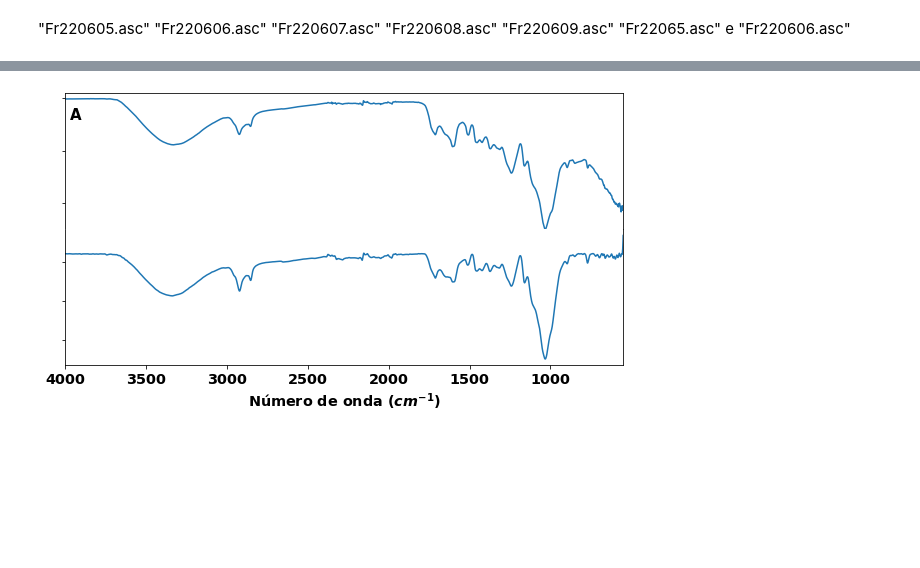
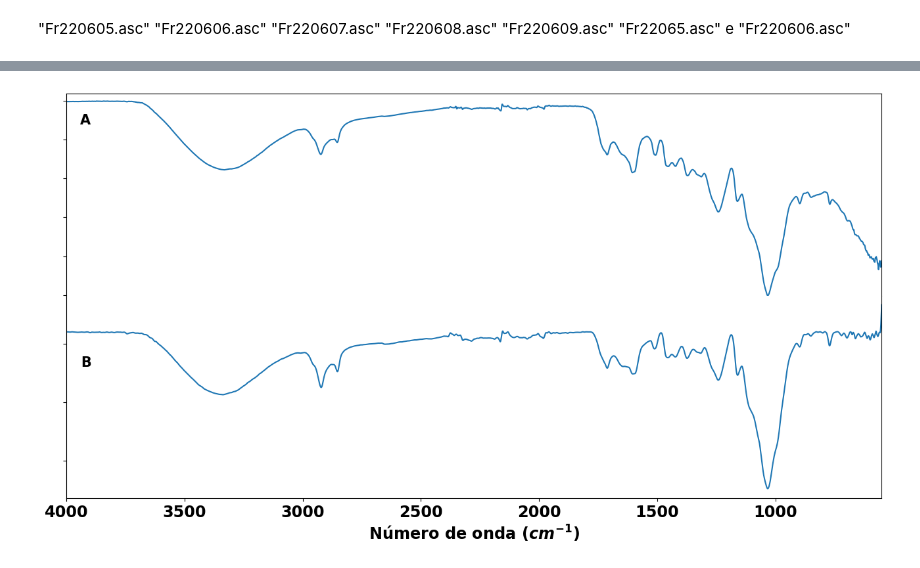
Before and after one commit to IvanRehder/Blender, a Jupyter notebook: Projetos/Projeto Vitor/LerGrafico.ipynb, the cells around one changed output, grey strips where cells are left out. Drawn from its saved outputs; the diff is of its cells as text; code cells hidden in the pictures; blank space fills up the shorter version.

```diff
--- a/Projetos/Projeto Vitor/LerGrafico.ipynb
+++ b/Projetos/Projeto Vitor/LerGrafico.ipynb
@@ -13,14 +13,10 @@ plt.rcParams.update({
     #"text.usetex": True,     # use inline math for ticks
     #"pgf.rcfonts": False,    # don't setup fonts from rc parameters
     "figure.figsize": [10,5],
-    "axes.titlesize": "x-large",   # fontsize oarqthe axes title
-    "axes.labelsize": "x-large",  # fontsize of the x any y labe
-    #"axes.titlesize": "xx-large",   # fontsize oarqthe axes title
-    #"axes.labelsize": "xx-large",  # fontsize of the x any y labels
-    "xtick.labelsize": "x-large",  # font size of the tick labels
-    "ytick.labelsize": "x-large",  # font size of the tick labels
-    #"xtick.labelsize": "xx-large",  # font size of the tick labels
-    #"ytick.labelsize": "xx-large",  # font size of the tick labels
+    "axes.titlesize": "xx-large",   # fontsize oarqthe axes title
+    "axes.labelsize": "xx-large",  # fontsize of the x any y labels
+    "xtick.labelsize": "xx-large",  # font size of the tick labels
+    "ytick.labelsize": "xx-large",  # font size of the tick labels
     #"legend.fontsize":   "large",
     #"pgf.preamble": "\n".join([
          #r"\usepackage{url}",            # load additional packages
@@ -152,7 +144,7 @@ SalvarGrafico(fig,arq,plotar_grafico)
 # %%
 pasta = "Gráficos"
 
-fig = plt.figure()
+fig = plt.figure(figsize = [16,8])
 gs = fig.add_gridspec(2, hspace=0)
 axs = gs.subplots(sharex = True)
 
@@ -165,32 +157,32 @@ dataX = []
 dataY = []
 for linha in data:
     dataX.append(linha[0])
     dataY.append(linha[1])
 
 fig.figsize = [16,8]
 axs[0].plot(dataX,dataY)
 axs[0].set_yticklabels([])
 axs[0].set_ylim(min(dataY),max(dataY)+1)
 axs[0].annotate('A',xy=(2000, 80), xytext=(0.03, 0.9), textcoords='axes fraction',horizontalalignment='right', verticalalignment='top',fontsize=15)
 axs[0].label_outer()
 axs[0].spines['bottom'].set_visible(False)
 
 data = np.loadtxt(arq[1], skiprows = 55)
 dataX = []
 dataY = []
 for linha in data:
     dataX.append(linha[0])
     dataY.append(linha[1])
 
 axs[1].plot(dataX,dataY)
 axs[1].set_xlim(dataX[0],dataX[-1])
 axs[1].set_xlabel(r'Número de onda ($cm^{-1})$', fontweight='bold')
 axs[1].set_yticklabels([])
-axs[1].annotate('B',xy=(2000, 80), xytext=(0.03, 0.9), textcoords='axes fraction',horizontalalignment='right', verticalalignment='top',fontsize=15)
+axs[1].annotate('B',xy=(2000, 95), xytext=(0.03, 0.7), textcoords='axes fraction',horizontalalignment='right', verticalalignment='top',fontsize=15)
 axs[1].label_outer()
 axs[1].spines['top'].set_visible(False)
 
 fig.savefig(os.path.join(pasta,"Fr220605 + Fr220606.asc"[:19]) + '.jpg')
 fig.savefig(os.path.join(pasta,"Fr220605 + Fr220606.asc"[:19]) + '.png')
 # %% [output]
-[figure, old version]
+[figure, new version]
```
Also changed, not shown: parts of 1 cell of this notebook, 32 other files.
